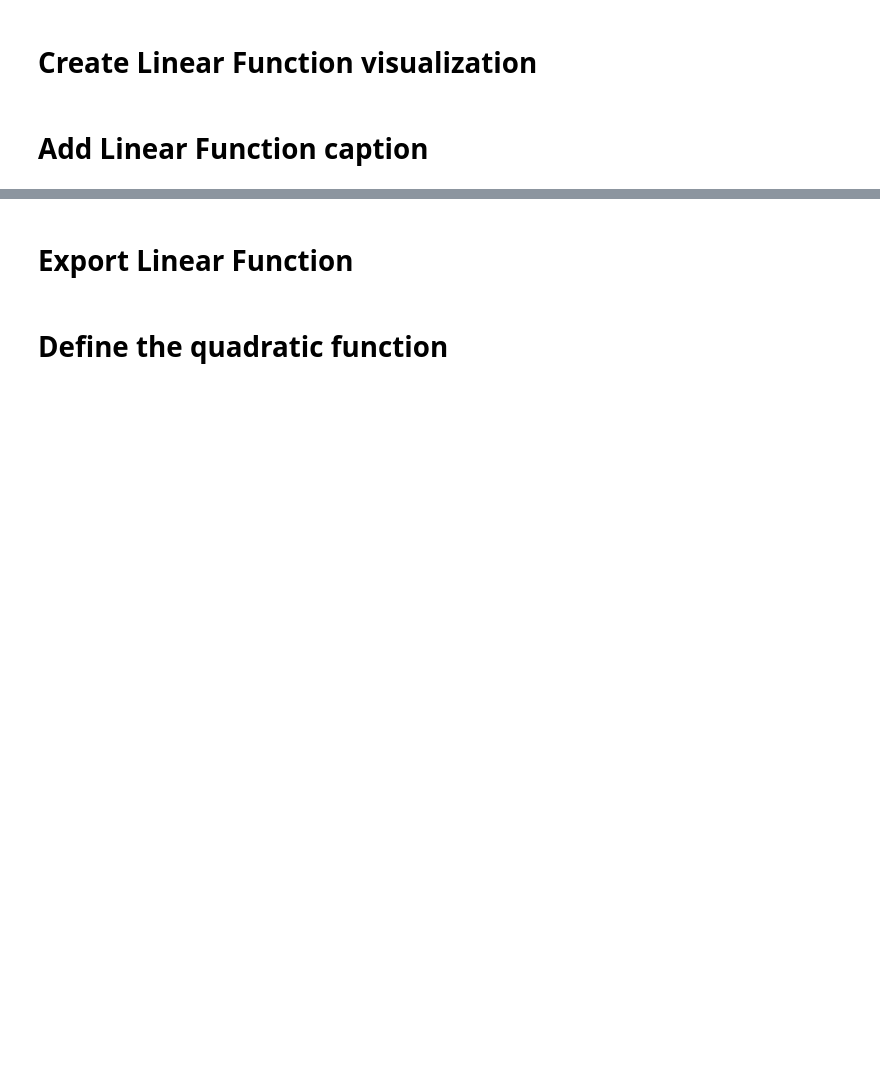
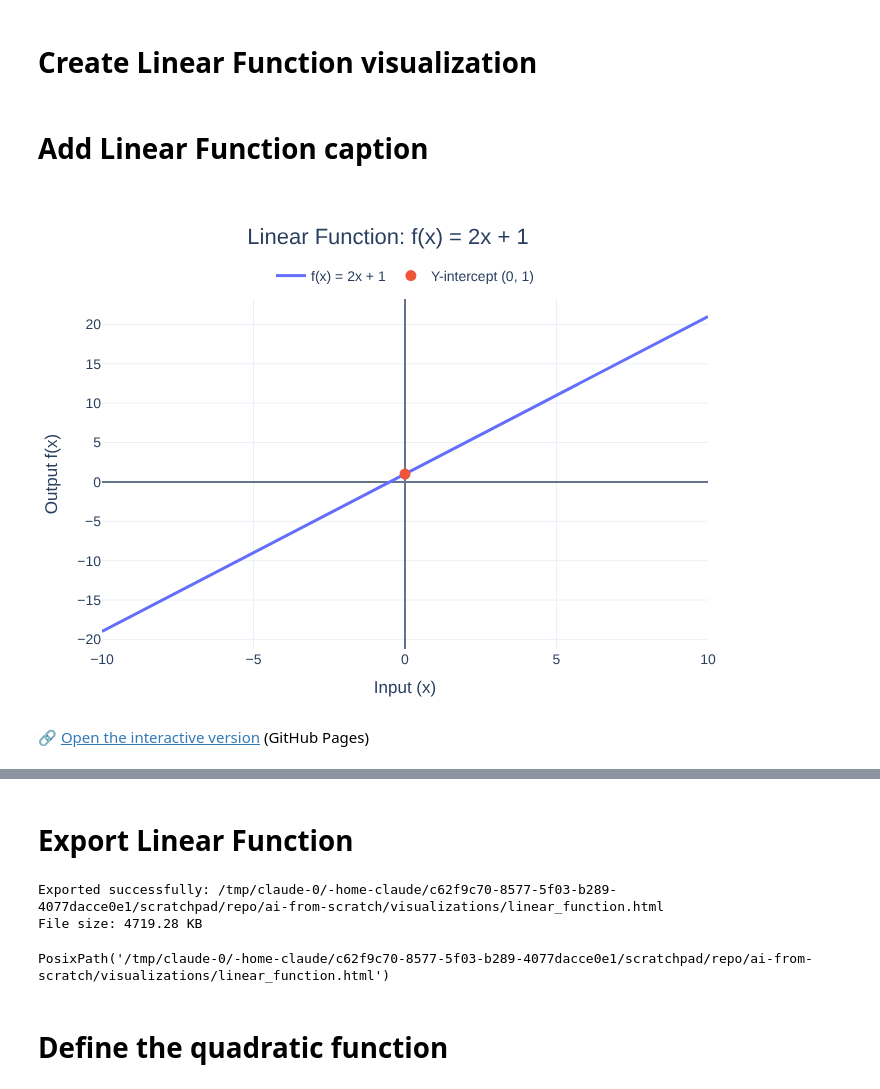
Before and after one commit to tlh222k/ai-from-scratch, a Jupyter notebook: visualizations/notebooks/function_visualization.ipynb, the cells around one changed output, grey strips where cells are left out. Saved outputs shown, nothing was run; the diff lists cells and outputs as text; code cells hidden in the pictures; blank space fills up the shorter version.

Commit message:
fix: add static previews for Plotly notebooks

```diff
--- a/visualizations/notebooks/function_visualization.ipynb
+++ b/visualizations/notebooks/function_visualization.ipynb
@@ -247,13 +280,24 @@ def add_caption(
     fig,
     caption,
     title=None,
-    font_size="16px"
+    font_size="16px",
+    html_name=None
 ):
     """
     Display Plotly figure with HTML caption in Jupyter.
+
+    Output contains interactive JSON + static PNG (shown by GitHub).
+    If html_name is given, a link to the interactive GitHub Pages
+    version is displayed below the figure.
     """
 
-    display(fig)
+    fig.show()
+
+    if html_name:
+        display(HTML(
+            f'<p>🔗 <a href="{PAGES_BASE}/{html_name}" target="_blank">'
+            f'Open the interactive version</a> (GitHub Pages)</p>'
+        ))
 
     caption_html = build_caption_html(
         caption=caption,
@@ -519,7 +566,7 @@ fig_linear.add_trace(
 
 
 # Configure figure (displayed together with its caption in the next cell)
-configure_figure(
+fig_linear = configure_figure(
     fig=fig_linear,
 
     title="Linear Function: f(x) = 2x + 1",
@@ -546,31 +593,36 @@ the output \(f(x)\) increases by 2 units.
 
 The <strong>y-intercept</strong> is \(b=1\).
 
 Therefore, the line crosses the y-axis at:
 
 \[
 (0,1)
 \]
 
 <br>
 
 <strong>Why is the graph a straight line?</strong>
 
 Because the rate of change is constant:
 
 \[
 \frac{f(x+1)-f(x)}{1}=2
 \]
 
 for every value of \(x\). A constant rate of change always
 produces a straight line.
 """
 
 
 add_caption(
     fig=fig_linear,
 
     caption=linear_caption,
 
-    title="Understanding the Linear Function"
+    title="Understanding the Linear Function",
+
+    html_name="linear_function.html"
 )
+# %% [output]
+[figure, added]
+🔗 Open the interactive version (GitHub Pages)
@@ -588,6 +641,10 @@ export_figure(
 
     page_title="Linear Function - AI From Scratch"
 )
+# %% [output]
+Exported successfully: /tmp/claude-0/-home-claude/c62f9c70-8577-5f03-b289-4077dacce0e1/scratchpad/repo/ai-from-scratch/visualizations/linear_function.html
+File size: 4719.28 KB
+PosixPath('/tmp/claude-0/-home-claude/c62f9c70-8577-5f03-b289-4077dacce0e1/scratchpad/repo/ai-from-scratch/visualizations/linear_function.html')
 # %% [markdown]
 # Define the quadratic function
 # %%
```
Also changed, not shown: parts of 14 cells of this notebook, 5 other files.
